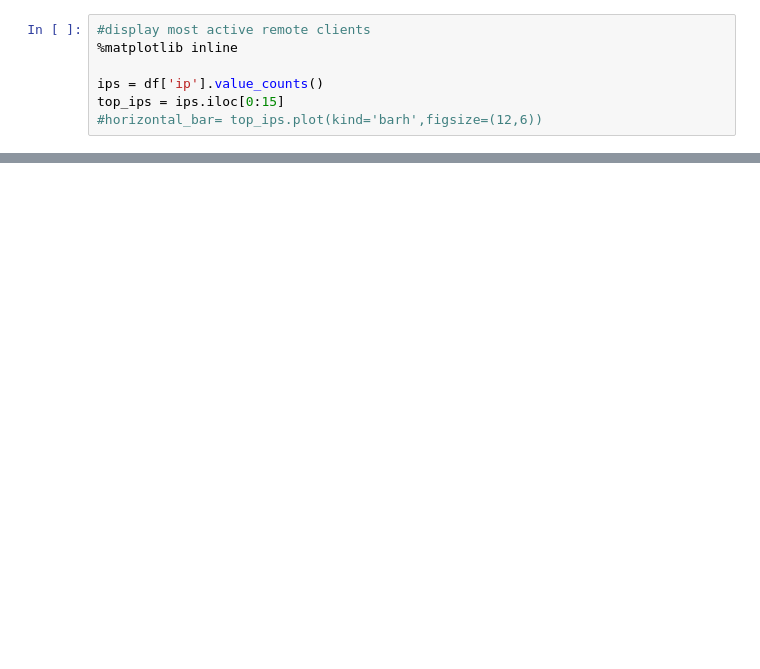
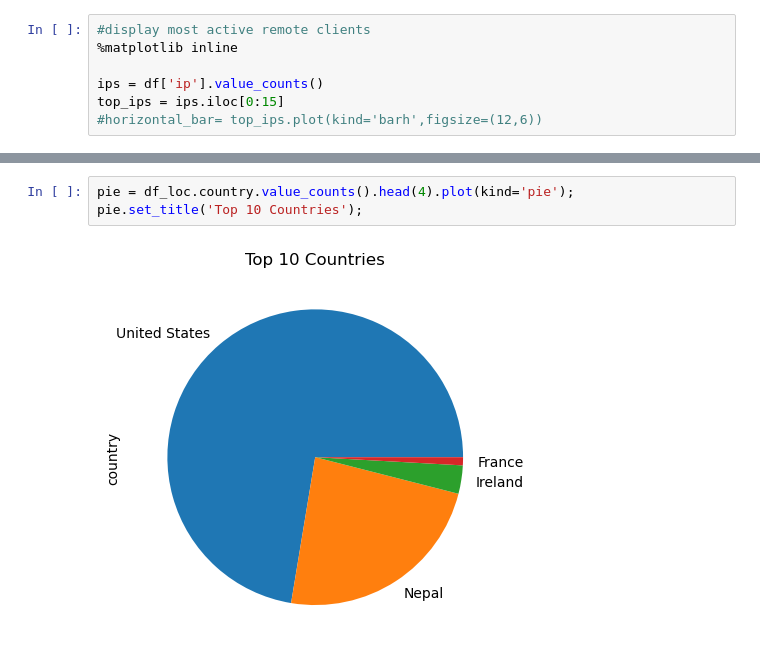
Before and after one commit to aashutoshkhadgi/webserver-log-analyzer, a Jupyter notebook: log-analyzer.py.ipynb, the cells around one changed output, grey strips where cells are left out. Drawn from its saved outputs; the diff is of its cells as text; blank space fills up the shorter version.

```diff
--- a/log-analyzer.py.ipynb
+++ b/log-analyzer.py.ipynb
@@ -173,0 +236,5 @@ pie.set_title('Top 10 Countries');
+# %%
+pie = df_loc.country.value_counts().head(4).plot(kind='pie');
+pie.set_title('Top 10 Countries');
+# %% [output]
+[figure, added]
```
Also changed, not shown: parts of 17 cells of this notebook.
